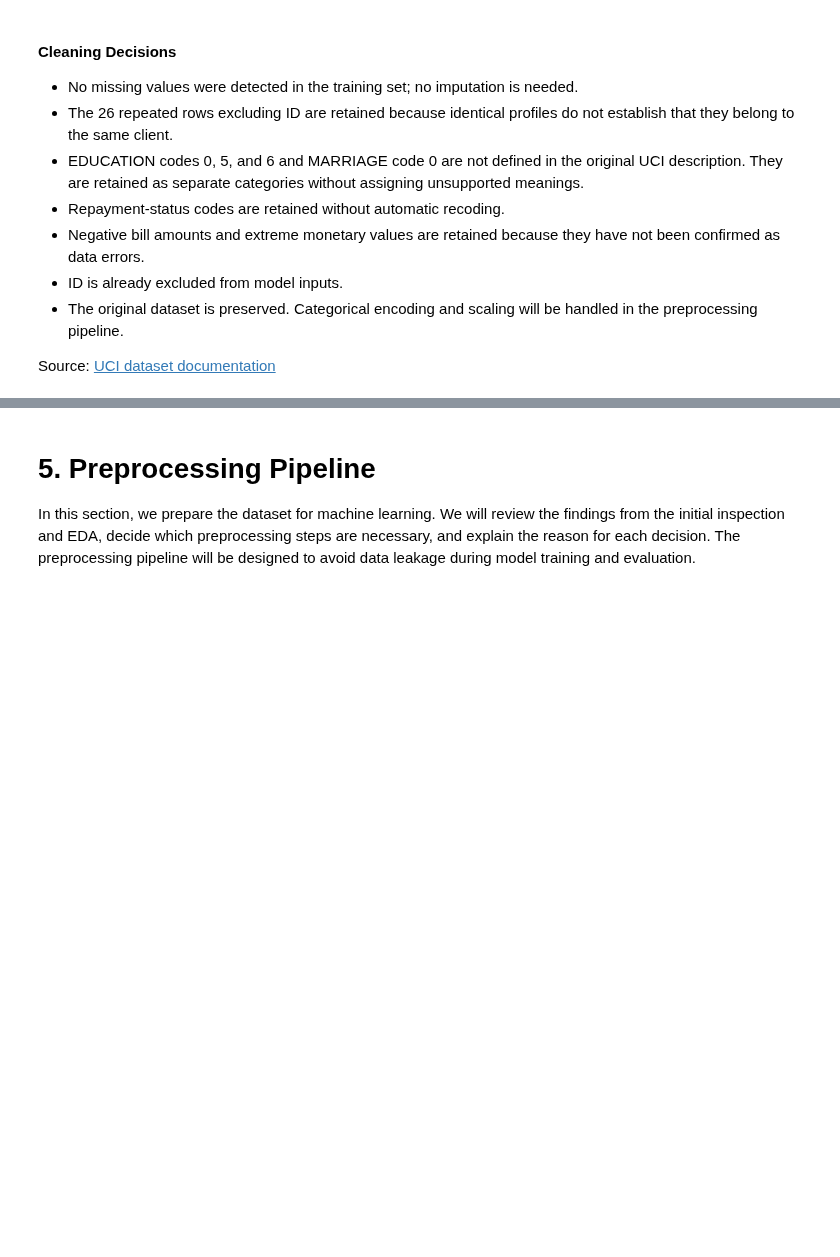
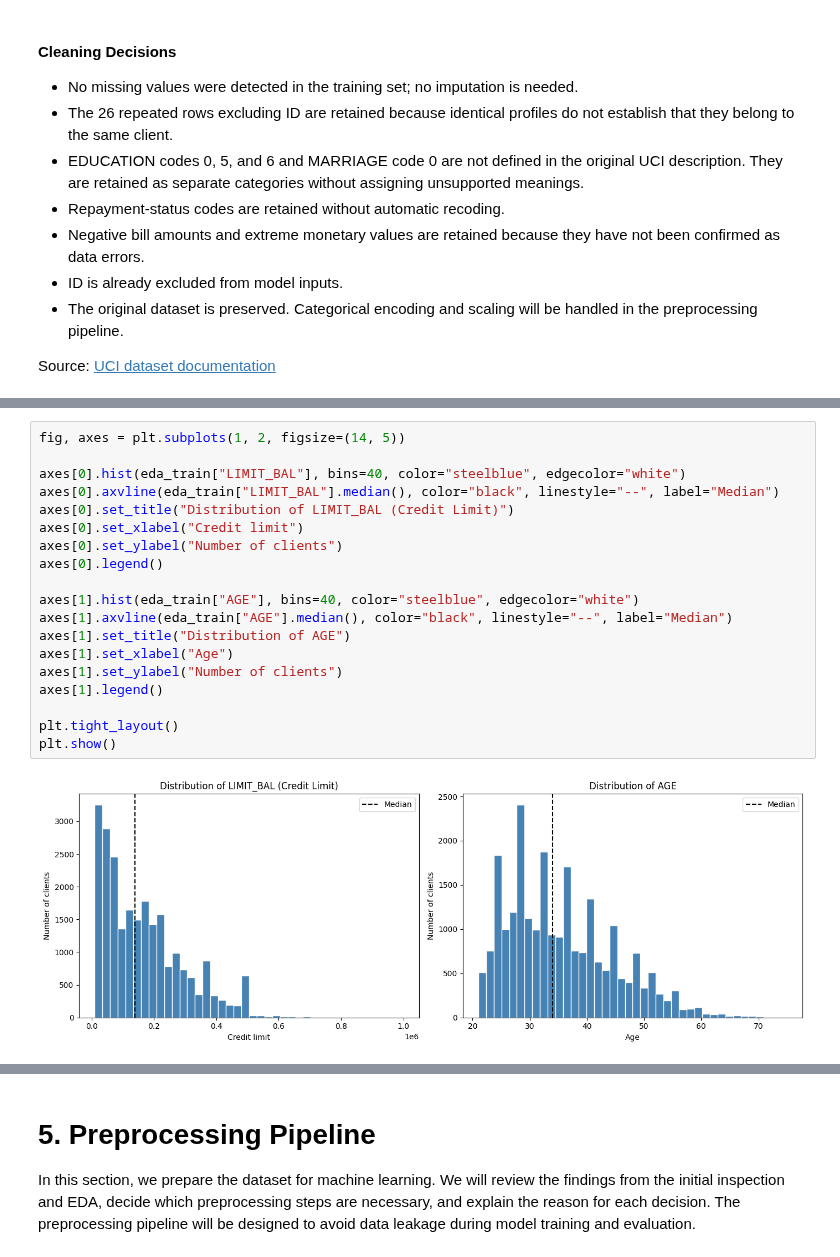
Before and after one commit to r-raghad/SWE485-Project-Group1, a Jupyter notebook: Phase1_Data_Exploration.ipynb, the cells around one changed output, grey strips where cells are left out. Drawn from its saved outputs; the diff is of its cells as text; blank space fills up the shorter version.

```diff
--- a/Phase1_Data_Exploration.ipynb
+++ b/Phase1_Data_Exploration.ipynb
@@ -711,0 +778,21 @@ Source: [UCI dataset documentation](https://archive.ics.uci.edu/dataset/350/defa
+# %%
+fig, axes = plt.subplots(1, 2, figsize=(14, 5))
+
+axes[0].hist(eda_train["LIMIT_BAL"], bins=40, color="steelblue", edgecolor="white")
+axes[0].axvline(eda_train["LIMIT_BAL"].median(), color="black", linestyle="--", label="Median")
+axes[0].set_title("Distribution of LIMIT_BAL (Credit Limit)")
+axes[0].set_xlabel("Credit limit")
+axes[0].set_ylabel("Number of clients")
+axes[0].legend()
+
+axes[1].hist(eda_train["AGE"], bins=40, color="steelblue", edgecolor="white")
+axes[1].axvline(eda_train["AGE"].median(), color="black", linestyle="--", label="Median")
+axes[1].set_title("Distribution of AGE")
+axes[1].set_xlabel("Age")
+axes[1].set_ylabel("Number of clients")
+axes[1].legend()
+
+plt.tight_layout()
+plt.show()
+# %% [output]
+[figure, added]
```
Also changed, not shown: parts of 22 cells of this notebook.
